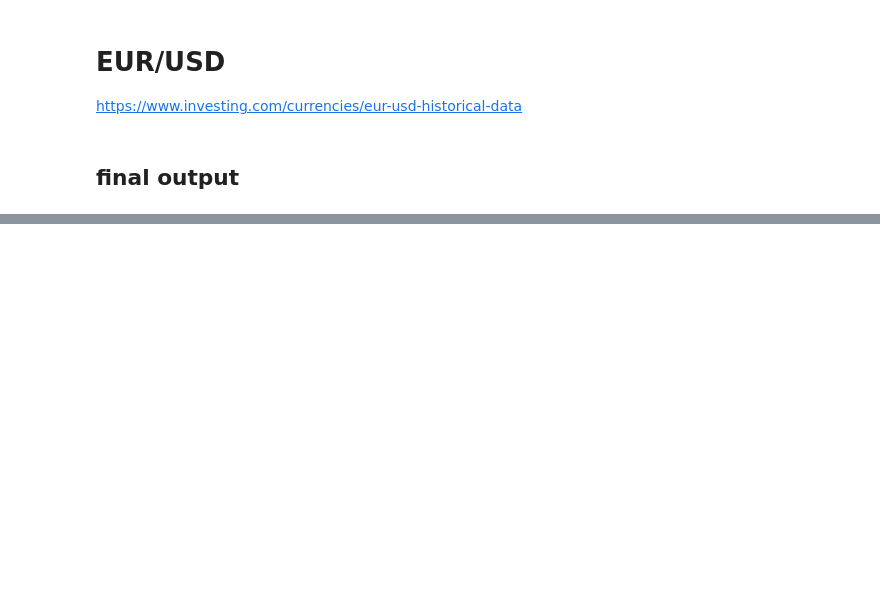
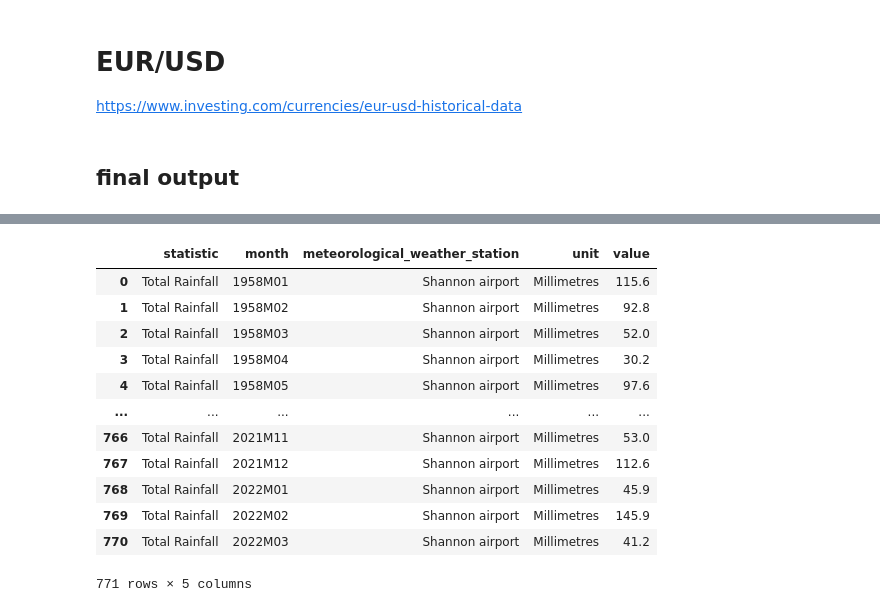
Before and after one commit to trentsteel777/CA2, a Jupyter notebook: DataPrep.ipynb, the cells around one changed output, grey strips where cells are left out. Drawn from its saved outputs; the diff is of its cells as text; code cells hidden in the pictures; blank space fills up the shorter version.

```diff
--- a/DataPrep.ipynb
+++ b/DataPrep.ipynb
@@ -1367,0 +1583,16 @@ df_eurusd
+# %%
+df_rain[df_rain["statistic"]=="Total Rainfall"]
+# %% [output]
+|  | statistic | month | meteorological_weather_station | unit | value |
+| 0 | Total Rainfall | 1958M01 | Shannon airport | Millimetres | 115.6 |
+| 1 | Total Rainfall | 1958M02 | Shannon airport | Millimetres | 92.8 |
+| 2 | Total Rainfall | 1958M03 | Shannon airport | Millimetres | 52.0 |
+| 3 | Total Rainfall | 1958M04 | Shannon airport | Millimetres | 30.2 |
+| 4 | Total Rainfall | 1958M05 | Shannon airport | Millimetres | 97.6 |
+| ... | ... | ... | ... | ... | ... |
+| 766 | Total Rainfall | 2021M11 | Shannon airport | Millimetres | 53.0 |
+| 767 | Total Rainfall | 2021M12 | Shannon airport | Millimetres | 112.6 |
+| 768 | Total Rainfall | 2022M01 | Shannon airport | Millimetres | 45.9 |
+| 769 | Total Rainfall | 2022M02 | Shannon airport | Millimetres | 145.9 |
+| 770 | Total Rainfall | 2022M03 | Shannon airport | Millimetres | 41.2 |
+771 rows × 5 columns
```
Also changed, not shown: parts of 56 cells of this notebook, 9 other files.
